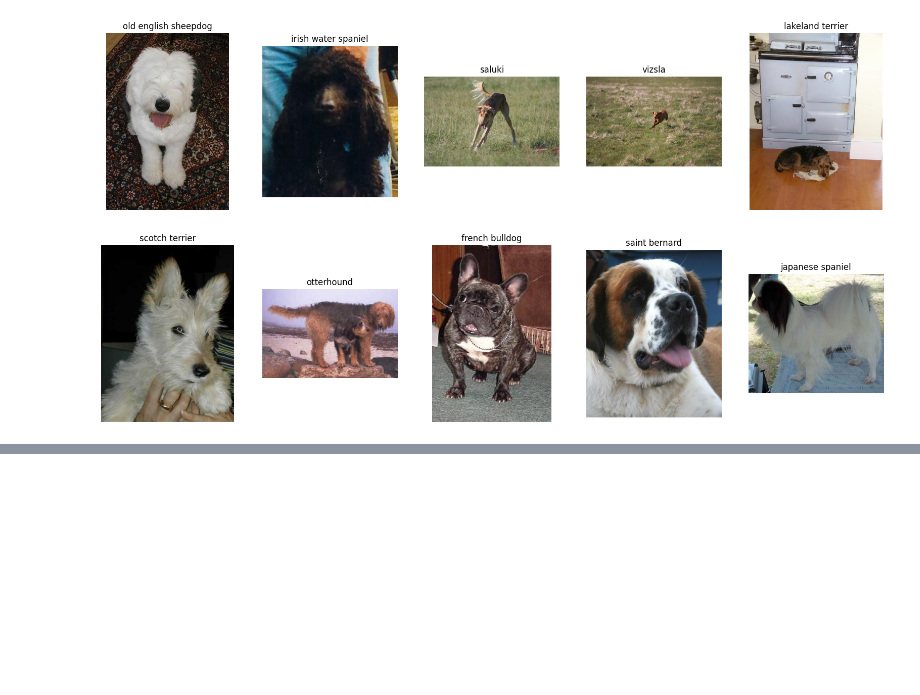
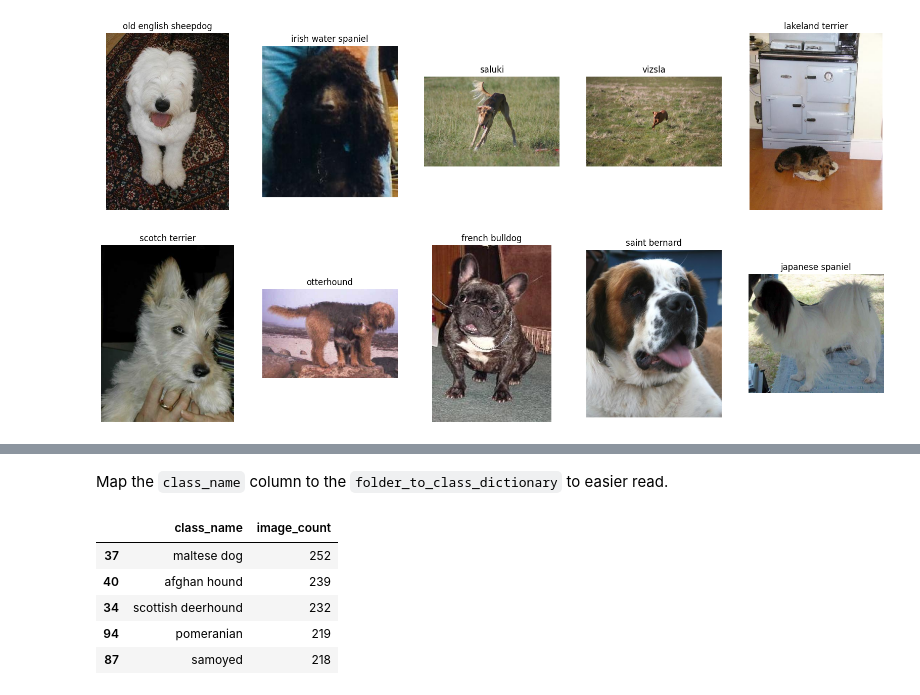
Before and after one commit to mzsolt68/DogVision, a Jupyter notebook: dog_vision.ipynb, the cells around one changed output, grey strips where cells are left out. Saved outputs shown, nothing was run; the diff lists cells and outputs as text; code cells hidden in the pictures; blank space fills up the shorter version.

```diff
--- a/dog_vision.ipynb
+++ b/dog_vision.ipynb
@@ -449,0 +541,12 @@ plot_10_random_images(image_paths=[Path(f"{local_dir}/Images/") / path for path
+# %% [markdown]
+Map the `class_name` column to the `folder_to_class_dictionary` to easier read.
+# %%
+image_counts_dataframe["class_name"] = image_counts_dataframe["class_name"].map(folder_to_class_dictionary)
+image_counts_dataframe.head()
+# %% [output]
+|  | class_name | image_count |
+| 37 | maltese dog | 252 |
+| 40 | afghan hound | 239 |
+| 34 | scottish deerhound | 232 |
+| 94 | pomeranian | 219 |
+| 87 | samoyed | 218 |
```
Also changed, not shown: parts of 9 cells of this notebook.
